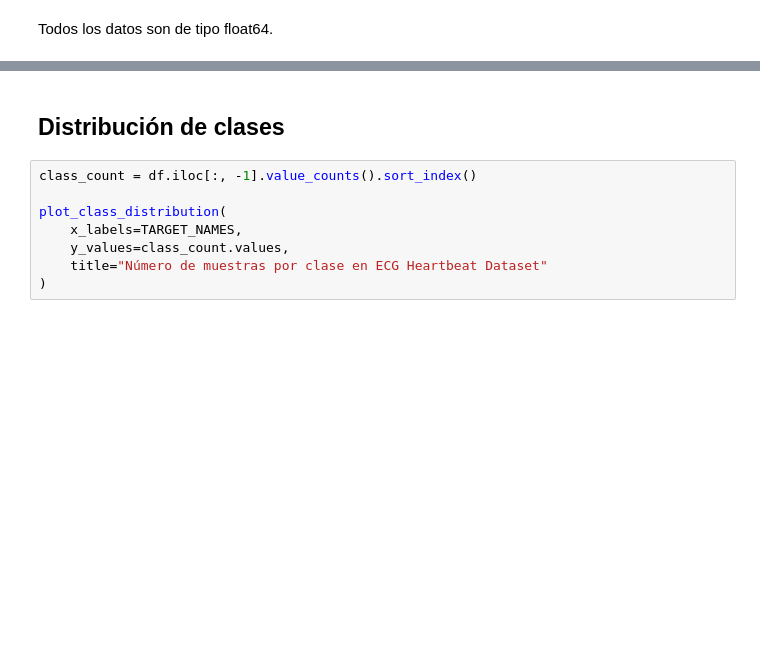
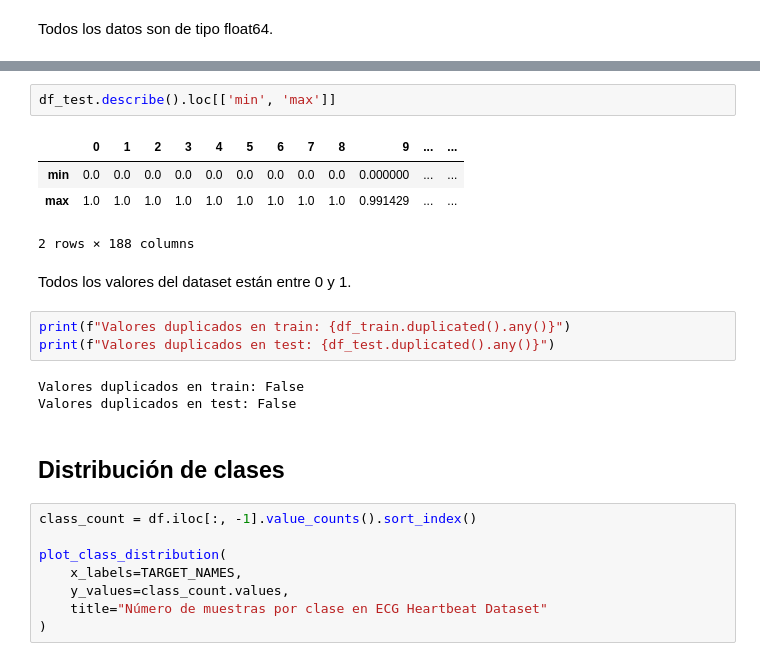
Before and after one commit to nataliacampiglia/tdl_tarea_2, a Jupyter notebook: Tarea_2-letra.ipynb, the cells around one changed output, grey strips where cells are left out. Drawn from its saved outputs; the diff is of its cells as text; blank space fills up the shorter version.

```diff
--- a/Tarea_2-letra.ipynb
+++ b/Tarea_2-letra.ipynb
@@ -230,3 +259,18 @@ Todos los datos son de tipo float64.
+# %%
+df_test.describe().loc[['min', 'max']]
+# %% [output]
+|  | 0 | 1 | 2 | 3 | 4 | 5 | 6 | 7 | 8 | 9 | ... | ... |
+| min | 0.0 | 0.0 | 0.0 | 0.0 | 0.0 | 0.0 | 0.0 | 0.0 | 0.0 | 0.000000 | ... | ... |
+| max | 1.0 | 1.0 | 1.0 | 1.0 | 1.0 | 1.0 | 1.0 | 1.0 | 1.0 | 0.991429 | ... | ... |
+2 rows × 188 columns
+# %% [markdown]
+Todos los valores del dataset están entre 0 y 1.
+# %%
+print(f"Valores duplicados en train: {df_train.duplicated().any()}")
+print(f"Valores duplicados en test: {df_test.duplicated().any()}")
+# %% [output]
+Valores duplicados en train: False
+Valores duplicados en test: False
 # %% [markdown]
 ## Distribución de clases
 # %%
```
Also changed, not shown: parts of 4 cells of this notebook.
